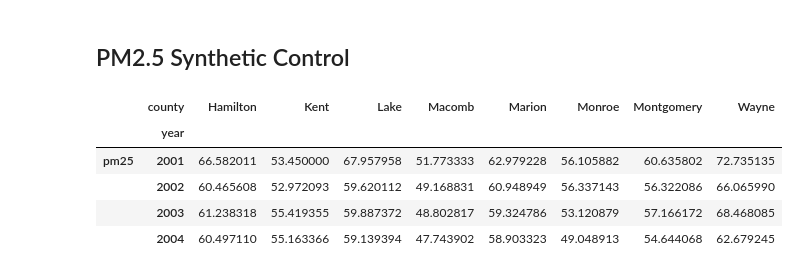
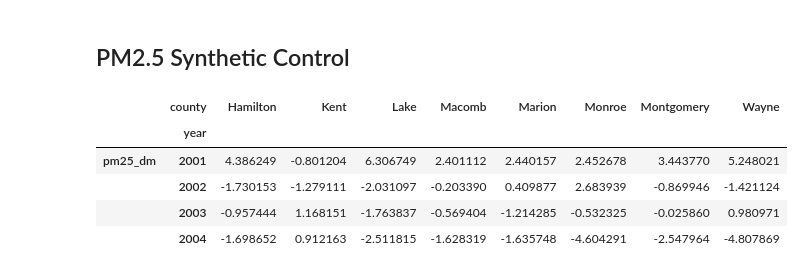
Before and after one commit to wren17/epa_greenbook_project, a Jupyter notebook: aqi_analysis.ipynb, the cells around one changed output. Drawn from its saved outputs; the diff is of its cells as text; code cells hidden in the pictures.

```diff
--- a/aqi_analysis.ipynb
+++ b/aqi_analysis.ipynb
@@ -183,20 +171,27 @@ pm25_twfe.iplot(
 # %%
 treat_year = 2005
 features = ["pm25"]
+
+
+pre = rb_aqi_pmo.query("year < @treat_year")[["county","year","pm25"]].dropna()
+pre_mean = pre.groupby("county")["pm25"].mean()#pre-treatment average by county
+rb_aqi_pmo["pm25_dm"] = rb_aqi_pmo["pm25"] - rb_aqi_pmo["county"].map(pre_mean)#deviation from the pre-treatment average
+
+features = ["pm25_dm"]
 
 inverted = (
     rb_aqi_pmo.query("year < @treat_year")
           .pivot(index="county", columns="year")[features]
           .T
 )
 inverted
 # %% [output]
 |  | county | Hamilton | Kent | Lake | Macomb | Marion | Monroe | Montgomery | Wayne |
 |  | year |  |  |  |  |  |  |  |  |
-| pm25 | 2001 | 66.582011 | 53.450000 | 67.957958 | 51.773333 | 62.979228 | 56.105882 | 60.635802 | 72.735135 |
-|  | 2002 | 60.465608 | 52.972093 | 59.620112 | 49.168831 | 60.948949 | 56.337143 | 56.322086 | 66.065990 |
-|  | 2003 | 61.238318 | 55.419355 | 59.887372 | 48.802817 | 59.324786 | 53.120879 | 57.166172 | 68.468085 |
-|  | 2004 | 60.497110 | 55.163366 | 59.139394 | 47.743902 | 58.903323 | 49.048913 | 54.644068 | 62.679245 |
+| pm25_dm | 2001 | 4.386249 | -0.801204 | 6.306749 | 2.401112 | 2.440157 | 2.452678 | 3.443770 | 5.248021 |
+|  | 2002 | -1.730153 | -1.279111 | -2.031097 | -0.203390 | 0.409877 | 2.683939 | -0.869946 | -1.421124 |
+|  | 2003 | -0.957444 | 1.168151 | -1.763837 | -0.569404 | -1.214285 | -0.532325 | -0.025860 | 0.980971 |
+|  | 2004 | -1.698652 | 0.912163 | -2.511815 | -1.628319 | -1.635748 | -4.604291 | -2.547964 | -4.807869 |
 # %%
 X1 = inverted["Wayne"].values
 
```
Also changed, not shown: parts of 8 cells of this notebook.
